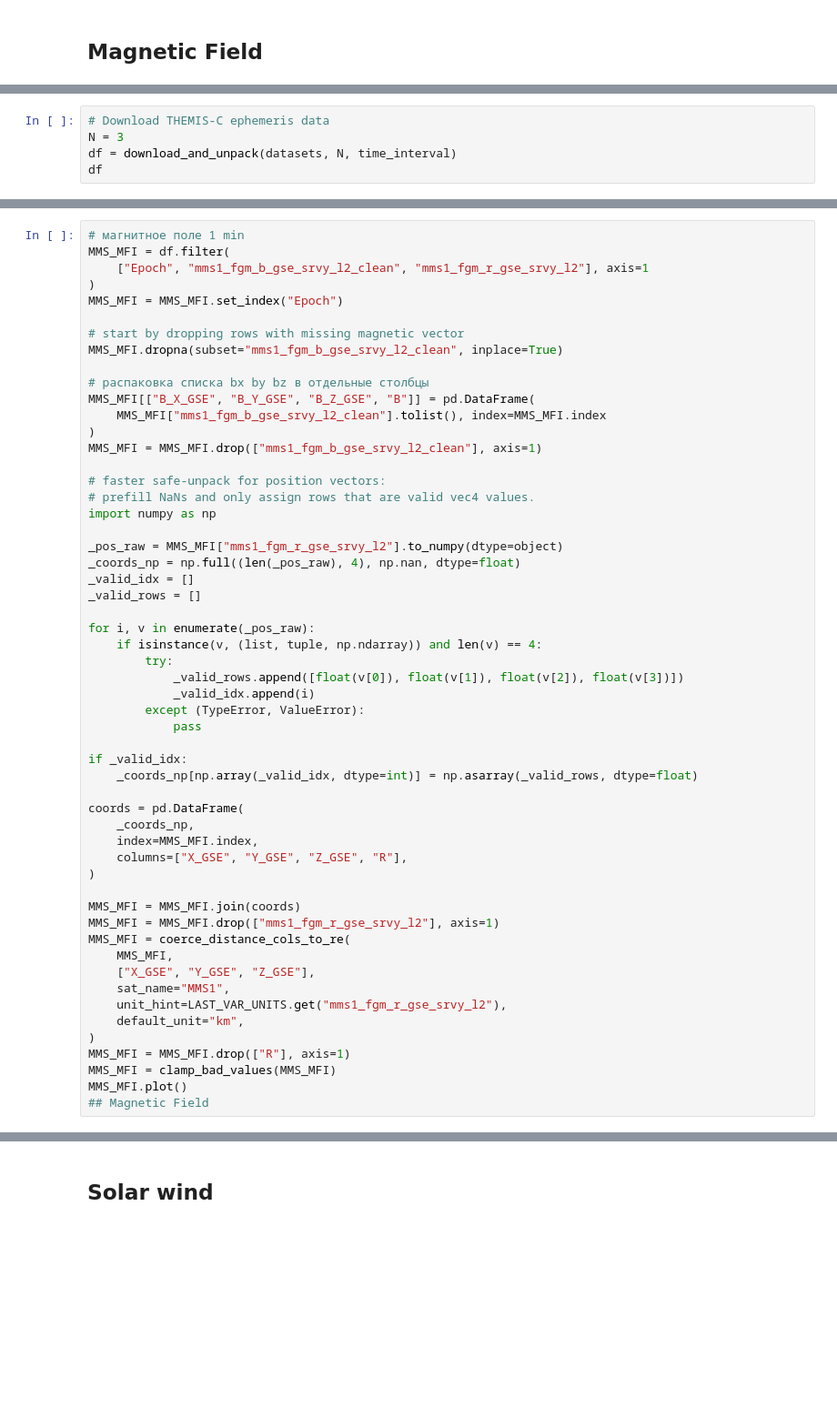
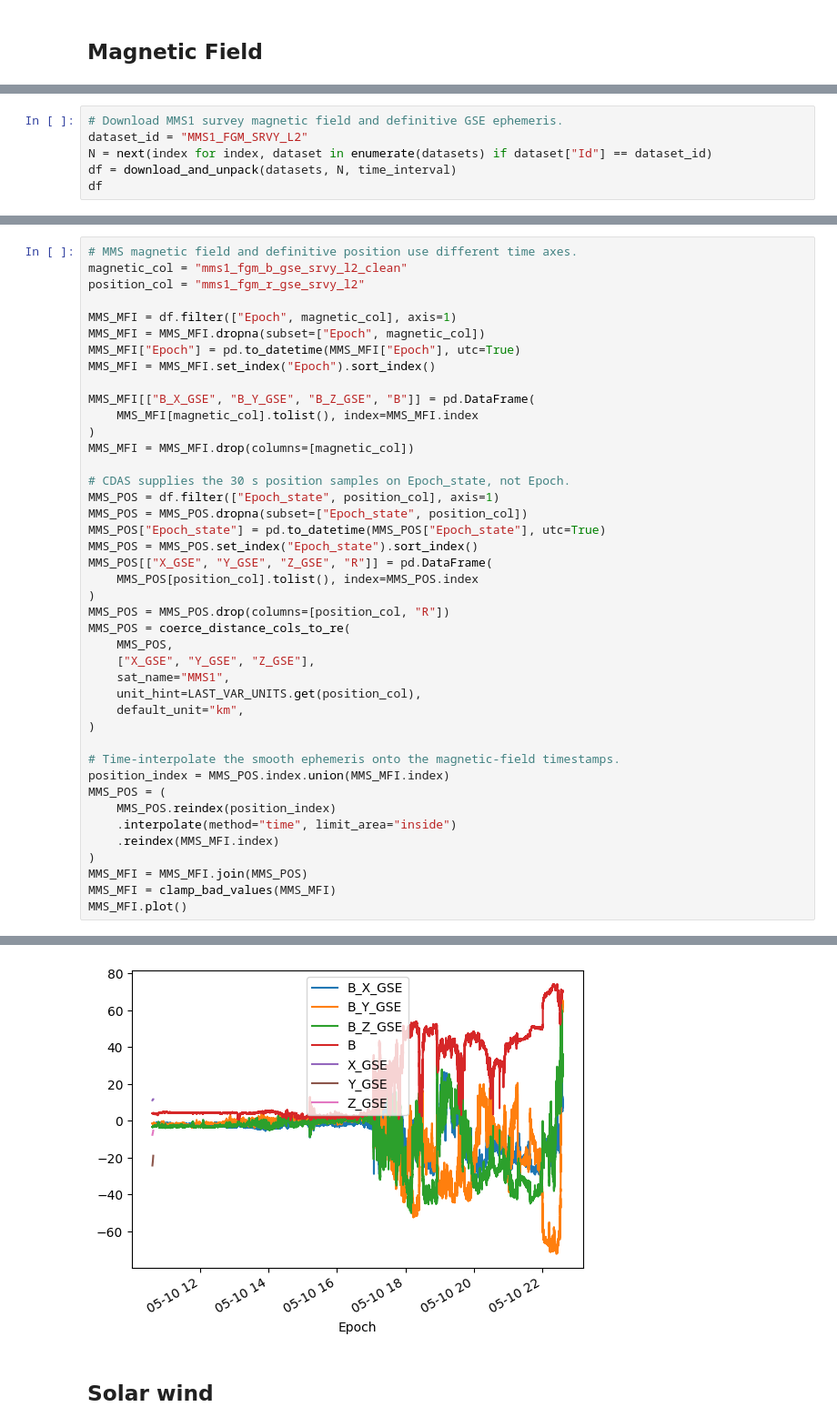
Before and after one commit to oscu0/Shock-and-Awe, a Jupyter notebook: CDASWS Downloader.ipynb, the cells around one changed output, grey strips where cells are left out. Shown at 91% size. Drawn from its saved outputs; the diff is of its cells as text; blank space fills up the shorter version.

```diff
--- a/CDASWS Downloader.ipynb
+++ b/CDASWS Downloader.ipynb
@@ -1960,5 +1919,6 @@ datasets = list_datasets("MMS", "Magnetic Fields (space)")
 # %%
-# Download THEMIS-C ephemeris data
-N = 3
+# Download MMS1 survey magnetic field and definitive GSE ephemeris.
+dataset_id = "MMS1_FGM_SRVY_L2"
+N = next(index for index, dataset in enumerate(datasets) if dataset["Id"] == dataset_id)
 df = download_and_unpack(datasets, N, time_interval)
 df
@@ -1967,55 +1970,43 @@ df["mms1_fgm_r_gse_srvy_l2"]
 # %%
-# магнитное поле 1 min
-MMS_MFI = df.filter(
-    ["Epoch", "mms1_fgm_b_gse_srvy_l2_clean", "mms1_fgm_r_gse_srvy_l2"], axis=1
+# MMS magnetic field and definitive position use different time axes.
+magnetic_col = "mms1_fgm_b_gse_srvy_l2_clean"
+position_col = "mms1_fgm_r_gse_srvy_l2"
+
+MMS_MFI = df.filter(["Epoch", magnetic_col], axis=1)
+MMS_MFI = MMS_MFI.dropna(subset=["Epoch", magnetic_col])
+MMS_MFI["Epoch"] = pd.to_datetime(MMS_MFI["Epoch"], utc=True)
+MMS_MFI = MMS_MFI.set_index("Epoch").sort_index()
+
+MMS_MFI[["B_X_GSE", "B_Y_GSE", "B_Z_GSE", "B"]] = pd.DataFrame(
+    MMS_MFI[magnetic_col].tolist(), index=MMS_MFI.index
 )
-MMS_MFI = MMS_MFI.set_index("Epoch")
+MMS_MFI = MMS_MFI.drop(columns=[magnetic_col])
 
-# start by dropping rows with missing magnetic vector
-MMS_MFI.dropna(subset="mms1_fgm_b_gse_srvy_l2_clean", inplace=True)
-
-# распаковка списка bx by bz в отдельные столбцы
-MMS_MFI[["B_X_GSE", "B_Y_GSE", "B_Z_GSE", "B"]] = pd.DataFrame(
-    MMS_MFI["mms1_fgm_b_gse_srvy_l2_clean"].tolist(), index=MMS_MFI.index
+# CDAS supplies the 30 s position samples on Epoch_state, not Epoch.
+MMS_POS = df.filter(["Epoch_state", position_col], axis=1)
+MMS_POS = MMS_POS.dropna(subset=["Epoch_state", position_col])
+MMS_POS["Epoch_state"] = pd.to_datetime(MMS_POS["Epoch_state"], utc=True)
+MMS_POS = MMS_POS.set_index("Epoch_state").sort_index()
+MMS_POS[["X_GSE", "Y_GSE", "Z_GSE", "R"]] = pd.DataFrame(
+    MMS_POS[position_col].tolist(), index=MMS_POS.index
 )
-MMS_MFI = MMS_MFI.drop(["mms1_fgm_b_gse_srvy_l2_clean"], axis=1)
-
-# faster safe-unpack for position vectors:
-# prefill NaNs and only assign rows that are valid vec4 values.
-import numpy as np
-
-_pos_raw = MMS_MFI["mms1_fgm_r_gse_srvy_l2"].to_numpy(dtype=object)
-_coords_np = np.full((len(_pos_raw), 4), np.nan, dtype=float)
-_valid_idx = []
-_valid_rows = []
-
-for i, v in enumerate(_pos_raw):
-    if isinstance(v, (list, tuple, np.ndarray)) and len(v) == 4:
-        try:
-            _valid_rows.append([float(v[0]), float(v[1]), float(v[2]), float(v[3])])
-            _valid_idx.append(i)
-        except (TypeError, ValueError):
-            pass
-
-if _valid_idx:
-    _coords_np[np.array(_valid_idx, dtype=int)] = np.asarray(_valid_rows, dtype=float)
-
-coords = pd.DataFrame(
-    _coords_np,
-    index=MMS_MFI.index,
-    columns=["X_GSE", "Y_GSE", "Z_GSE", "R"],
+MMS_POS = MMS_POS.drop(columns=[position_col, "R"])
+MMS_POS = coerce_distance_cols_to_re(
+    MMS_POS,
+    ["X_GSE", "Y_GSE", "Z_GSE"],
+    sat_name="MMS1",
+    unit_hint=LAST_VAR_UNITS.get(position_col),
+    default_unit="km",
 )
 
-MMS_MFI = MMS_MFI.join(coords)
-MMS_MFI = MMS_MFI.drop(["mms1_fgm_r_gse_srvy_l2"], axis=1)
-MMS_MFI = coerce_distance_cols_to_re(
-    MMS_MFI,
-    ["X_GSE", "Y_GSE", "Z_GSE"],
-    sat_name="MMS1",
-    unit_hint=LAST_VAR_UNITS.get("mms1_fgm_r_gse_srvy_l2"),
-    default_unit="km",
+# Time-interpolate the smooth ephemeris onto the magnetic-field timestamps.
+position_index = MMS_POS.index.union(MMS_MFI.index)
+MMS_POS = (
+    MMS_POS.reindex(position_index)
+    .interpolate(method="time", limit_area="inside")
+    .reindex(MMS_MFI.index)
 )
-MMS_MFI = MMS_MFI.drop(["R"], axis=1)
+MMS_MFI = MMS_MFI.join(MMS_POS)
 MMS_MFI = clamp_bad_values(MMS_MFI)
 MMS_MFI.plot()
-## Magnetic Field
+# %% [output]
@@ -2022,3 +2017,4 @@ MMS_MFI.plot()
+[figure, added]
 # %% [markdown]
 ## Solar wind
 # %%
```
Also changed, not shown: parts of 43 cells of this notebook.
